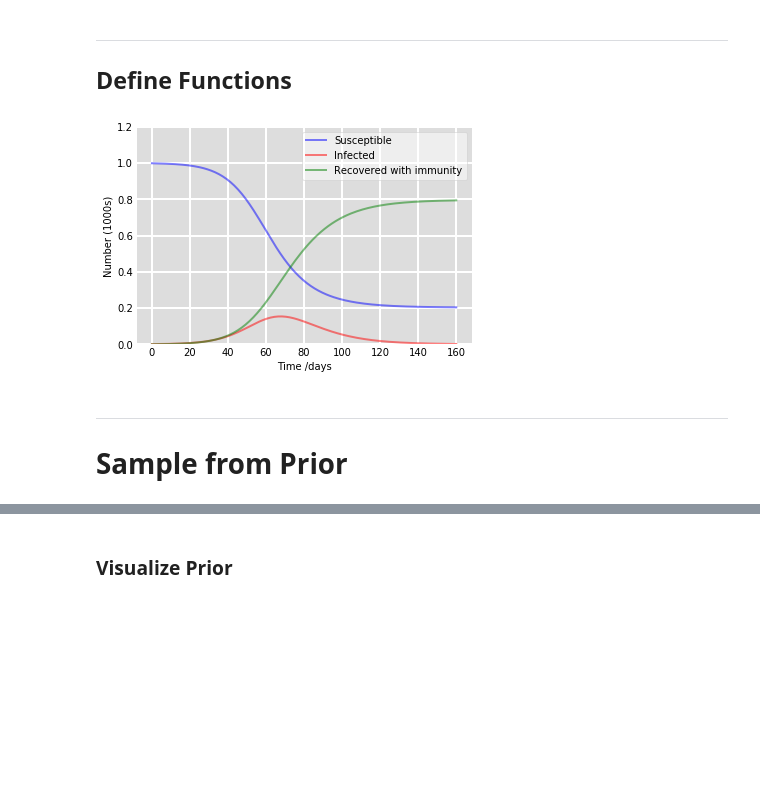
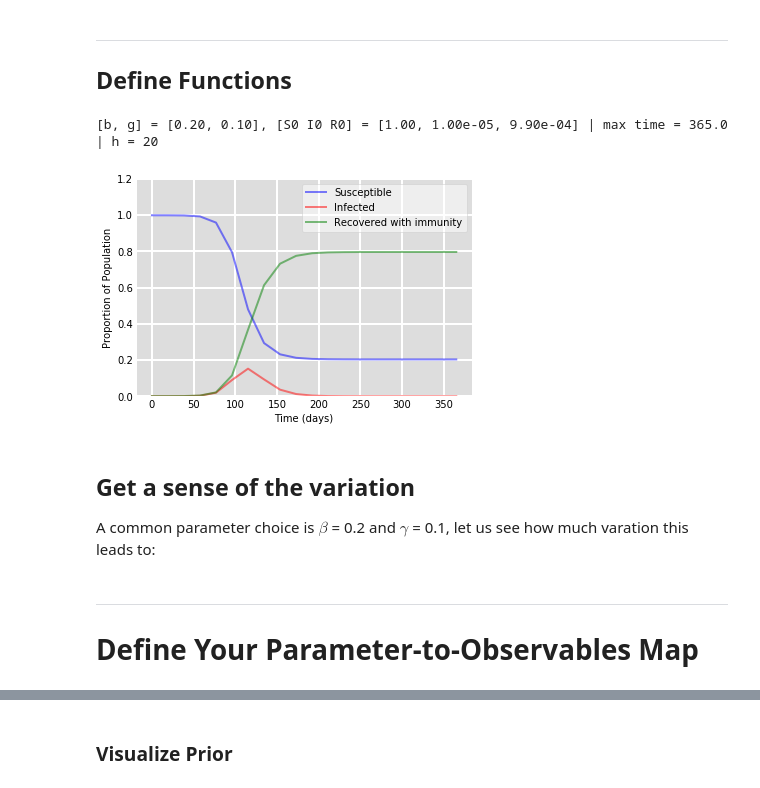
Before and after one commit to mpilosov/ConsistentBayes, a Jupyter notebook: examples/CBPaper_Examples_SIR.ipynb, the cells around one changed output, grey strips where cells are left out. Drawn from its saved outputs; the diff is of its cells as text; code cells hidden in the pictures; blank space fills up the shorter version.

```diff
--- a/examples/CBPaper_Examples_SIR.ipynb
+++ b/examples/CBPaper_Examples_SIR.ipynb
@@ -12,16 +12,17 @@ _tested with python 3.6 on 02/11/18_
 # Mathematics and Plotting
 from HelperFuns import * # pyplot wrapper functions useful for visualizations, numpy, scipy, etc.
 # %matplotlib inline
-%matplotlib notebook
+# %matplotlib notebook
 plt.rcParams.update({'font.size': 14})
-plt.rcParams['figure.figsize'] = 10, 5
+plt.rcParams['figure.figsize'] = 8, 5
 from cbayes import sample, solve, distributions
 # Interactivity
 from ipywidgets import *
 
-import numpy as np
+# import numpy as np
 from scipy.integrate import odeint
-import matplotlib.pyplot as plt
+# import matplotlib.pyplot as plt
+import progressbar
 # %% [markdown]
 # Example Summary
 
@@ -32,48 +98,30 @@ import matplotlib.pyplot as plt
 # %%
-# The SIR model differential equations.
-def deriv(y, t, N, beta, gamma):
-    S, I, R = y
-    dSdt = -beta * S * I / N
-    dIdt = beta * S * I / N - gamma * I
-    dRdt = gamma * I
-    return dSdt, dIdt, dRdt
-
-def epidemic(beta=0.2, gamma = 0.1, N=1000, I0=1, R0=0, ):
-    # I0 is number of initial infected individuals
-    # R0 is number of initial  recovered individuals
-    # S is everyone else, the susceptible
-    # beta is contact rate (socialness of society) (ppl/day)
-    # gamma is recovery rate (days^-1)
-    S0 = N - I0 - R0
-    y0 = S0, I0, R0     # Initial conditions vector
-    t = np.linspace(0, 160, 160) # time vector
-    ret = odeint(deriv, y0, t, args=(N, beta, gamma))
-
-
-# Integrate the SIR equations over the time grid, t.
-
-S, I, R = ret.T
-
+t = np.linspace(0,365,20)
+S,I,R = SIR(t=t,verbose=True)
 # Plot the data on three separate curves for S(t), I(t) and R(t)
 fig = plt.figure(facecolor='w')
-ax = fig.add_subplot(111, axis_bgcolor='#dddddd', axisbelow=True)
-ax.plot(t, S/1000, 'b', alpha=0.5, lw=2, label='Susceptible')
-ax.plot(t, I/1000, 'r', alpha=0.5, lw=2, label='Infected')
-ax.plot(t, R/1000, 'g', alpha=0.5, lw=2, label='Recovered with immunity')
-ax.set_xlabel('Time /days')
-ax.set_ylabel('Number (1000s)')
+ax = fig.add_subplot(111, facecolor='#dddddd', axisbelow=True)
+ax.plot(t, S, 'b', alpha=0.5, lw=2, label='Susceptible')
+ax.plot(t, I, 'r', alpha=0.5, lw=2, label='Infected')
+ax.plot(t, R, 'g', alpha=0.5, lw=2, label='Recovered with immunity')
+
+ax.set_xlabel('Time (days)')
+ax.set_ylabel('Proportion of Population')
+
 ax.set_ylim(0,1.2)
 ax.yaxis.set_tick_params(length=0)
 ax.xaxis.set_tick_params(length=0)
+
 ax.grid(b=True, which='major', c='w', lw=2, ls='-')
 legend = ax.legend()
 legend.get_frame().set_alpha(0.5)
 for spine in ('top', 'right', 'bottom', 'left'):
     ax.spines[spine].set_visible(False)
 plt.show()
 # %% [output]
+[b, g] = [0.20, 0.10], [S0 I0 R0] = [1.00, 1.00e-05, 9.90e-04] | max time = 365.0 | h = 20
-[figure, old version]
+[figure, new version]
-# %% [markdown]
----
-
-# Sample from Prior
+# %% [markdown]
+## Get a sense of the variation
+
+A common parameter choice is $\beta$ = 0.2 and $\gamma$ = 0.1, let us see how much varation this leads to:
@@ -79,0 +144,4 @@ plt.show()
+# %% [markdown]
+---
+
+# Define Your Parameter-to-Observables Map
```
Also changed, not shown: parts of 10 cells of this notebook, 6 other files.
